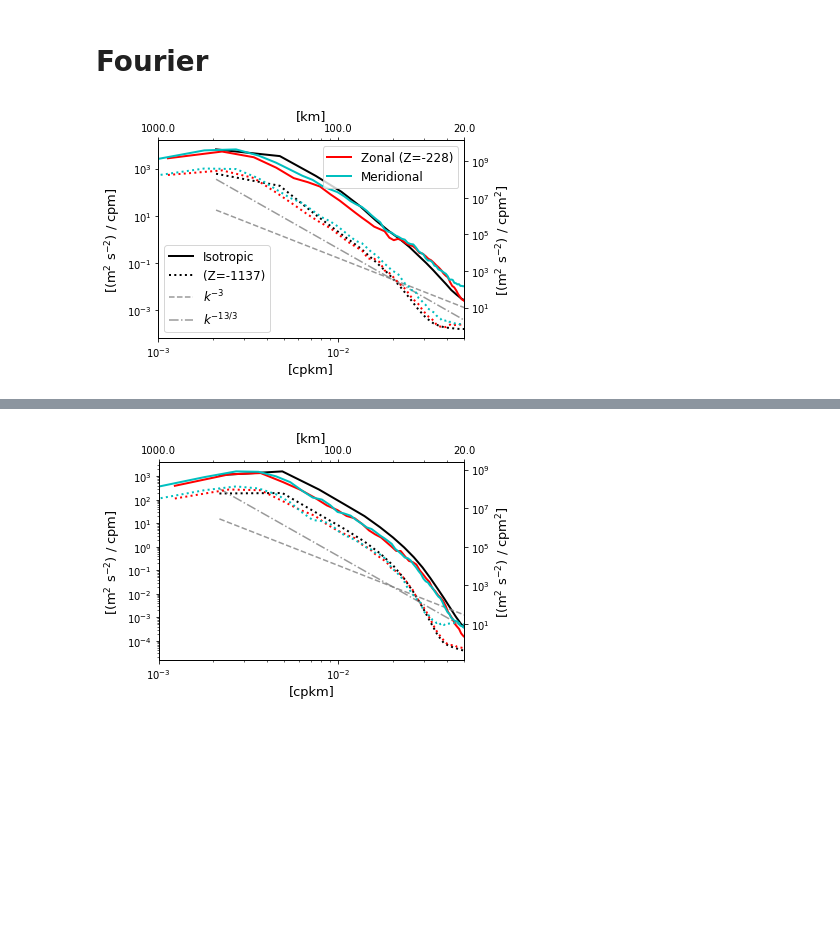
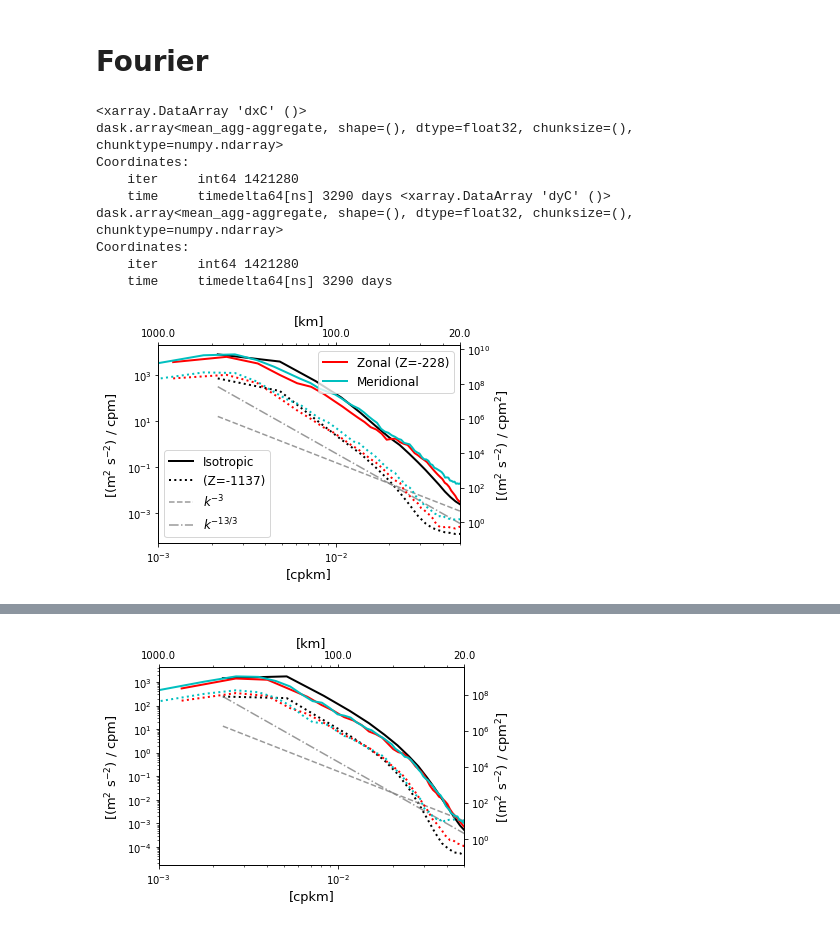
Before and after one commit to roxyboy/NA-wavelet-notes, a Jupyter notebook: KE-spectra.ipynb, the cells around one changed output, grey strips where cells are left out. Saved outputs shown, nothing was run; the diff lists cells and outputs as text; code cells hidden in the pictures; blank space fills up the shorter version.

```diff
--- a/KE-spectra.ipynb
+++ b/KE-spectra.ipynb
@@ -431,7 +617,7 @@ ychunk = 100
 
 yy = yystart
 
-for reg in range(len(xs)):
+for reg in range(len(xs)-5):
     for year in years[yystart:]:
         if year == years[yystart]:
             mtimes = ntimes[yy,:dd+1]
@@ -490,35 +676,65 @@ for reg in range(len(xs)):
                                                                    ).interpolate_na(dim='XC'
                                                                                    ).fillna(0.)
 
-            dx = grid.interp(ds.dxC,'X',boundary='extend').mean(skipna=True)
-            dy = grid.interp(ds.dyC,'Y',boundary='extend').mean(skipna=True)
-            N = up.shape
-            up = xr.DataArray(up.data, dims=up.dims,
-                              coords={'nmemb':up.nmemb,'Z':up.Z,
-                                      'YC':np.arange(0,N[-2]*dy,dy),
-                                      'XC':np.arange(0,N[-1]*dx,dx)}
-                             )
-            vp = xr.DataArray(vp.data, dims=vp.dims,
-                              coords={'nmemb':vp.nmemb,'Z':vp.Z,
-                                      'YC':np.arange(0,N[-2]*dy,dy),
-                                      'XC':np.arange(0,N[-1]*dx,dx)}
-                             )
+            xT = grid.cumsum(ds.dxC,'X',boundary='extend')
+            yT = grid.cumsum(ds.dyC,'Y',boundary='extend')
+            xT = (xT - xT.isel(XC=0)).values.flatten()
+            yT = (yT - yT.isel(YC=0)).values.flatten()
+            print(ds.dxC.mean(), ds.dyC.mean())
+            dx = ds.dxC.min().values
+            dy = ds.dyC.min().values
+            N = up.isel(nmemb=0,Z=0).shape
+
+            uterp = xr.DataArray(np.ones_like(up), dims=up.dims,
+                                 coords={'nmemb':nmembs,'Z':up.Z,
+                                         'YC':np.arange(0,N[-2]*dy,dy),
+                                         'XC':np.arange(0,N[-1]*dx,dx)}
+                                )
+            vterp = xr.DataArray(np.ones_like(vp), dims=vp.dims,
+                                 coords={'nmemb':nmembs,'Z':vp.Z,
+                                         'YC':np.arange(0,N[-2]*dy,dy),
+                                         'XC':np.arange(0,N[-1]*dx,dx)}
+                                )
+            mask = xr.DataArray(~ds.maskC.isel(Z=[14,24]).load(),
+                                dims=vp.isel(nmemb=0).dims,
+                                coords={'Z':vp.Z,
+                                        'YC':np.arange(0,N[-2]*dy,dy),
+                                        'XC':np.arange(0,N[-1]*dx,dx)}
+                               )
+
+            xxx, yyy = np.mgrid[0:N[-1]*dx:dx, 0:N[-2]*dy:dy]
+            for nn in range(len(nmembs)):
+                for iz in range(len(up.Z)):
+
+                    uterp.isel(nmemb=nn,Z=iz)[:] = griddata((xT, yT),
+                                                            (up*ds.rA).isel(nmemb=nn,Z=iz).values.flatten(),
+                                                            (xxx, yyy)
+                                                           ).T / (dx*dy)
+                    vterp.isel(nmemb=nn,Z=iz)[:] = griddata((xT, yT),
+                                                            (vp*ds.rA).isel(nmemb=nn,Z=iz).values.flatten(),
+                                                            (xxx, yyy)
+                                                           ).T / (dx*dy)
+
 
             psU = xrft.power_spectrum(
-                    up, dim=["YC", "XC"], window='hann',
+                    uterp.interpolate_na(dim='XC').interpolate_na(dim='YC').fillna(0.),
+                    dim=["YC", "XC"], window='hann',
                     window_correction=True, true_amplitude=True
             )
             psV = xrft.power_spectrum(
-                    vp, dim=["YC", "XC"], window='hann',
+                    vterp.interpolate_na(dim='YC').interpolate_na(dim='XC').fillna(0.),
+                    dim=["YC", "XC"], window='hann',
                     window_correction=True, true_amplitude=True
             )
 
             iso_psU = xrft.isotropic_power_spectrum(
-                    up, dim=["YC", "XC"], window='hann',
+                    uterp.interpolate_na(dim='XC').interpolate_na(dim='YC').fillna(0.),
+                    dim=["YC", "XC"], window='hann',
                     window_correction=True, true_amplitude=True, truncate=True
             )
             iso_psV = xrft.isotropic_power_spectrum(
-                    vp, dim=["YC", "XC"], window='hann',
+                    vterp.interpolate_na(dim='YC').interpolate_na(dim='XC').fillna(0.),
+                    dim=["YC", "XC"], window='hann',
                     window_correction=True, true_amplitude=True, truncate=True
             )
 
@@ -541,31 +757,40 @@ for reg in range(len(xs)):
                     .5*(psU + psV).isel(Z=1,freq_YC=slice(int(N[-2]/2)+1,None)).sel(freq_XC=0).mean(['nmemb']),
                     'c:', lw=2)
             ax.plot(iso_psU.freq_r[:]*1e3, .5*(iso_psU + iso_psV).isel(Z=1,freq_r=slice(None,None)).mean(['nmemb']),
                     'k:', lw=2, label=r"(Z=-1137)")
             ax.plot(iso_psU.freq_r*1e3, (iso_psU.freq_r*xo)**-3*2e-2,
                      ls='--', c='grey', alpha=.8, label=r"$k^{-3}$")
             ax.plot(iso_psU.freq_r*1e3, (iso_psU.freq_r*xo)**-(13/3)*2e-2,
                      ls='-.', c='grey', alpha=.8, label=r"$k^{-13/3}$")
             ax3.plot(iso_psU.freq_r*1e3, xr.ones_like(iso_psU.freq_r)*1e1,
                      ls='--', c='grey', alpha=0)
             ax.set_xscale('log')
             ax.set_yscale('log')
             ax2.set_xscale('log')
             ax2.set_yscale('log')
             ax3.set_xscale('log')
             ax3.set_yscale('log')
             ax.set_xlim([1e-3,5e-2])
             ax3.set_xlim([1e-3,5e-2])
             ax3.set_xticks([1e-3,1e-2,5e-2])
             ax3.set_xticklabels([1e3,1e2,2e1])
             ax.set_xlabel(r"[cpkm]", fontsize=13)
             ax3.set_xlabel(r"[km]", fontsize=13)
             ax.set_ylabel(r"[(m$^2$ s$^{-2}$) / cpm]", fontsize=13)
             ax2.set_ylabel(r"[(m$^2$ s$^{-2}$) / cpm$^2$]", fontsize=13)
             if reg == 0:
                 ax.legend(loc='lower left', fontsize=12)
                 ax2.legend(loc='upper right', fontsize=12)
             plt.savefig(op.join('/tank/topog/tuchida/Wavelet-spectrum/Figs/KE-Fourierspec_Region%02d.pdf' % reg))
             plt.show()
 # %% [output]
+<xarray.DataArray 'dxC' ()>
+dask.array<mean_agg-aggregate, shape=(), dtype=float32, chunksize=(), chunktype=numpy.ndarray>
+Coordinates:
+    iter     int64 1421280
+    time     timedelta64[ns] 3290 days <xarray.DataArray 'dyC' ()>
+dask.array<mean_agg-aggregate, shape=(), dtype=float32, chunksize=(), chunktype=numpy.ndarray>
+Coordinates:
+    iter     int64 1421280
+    time     timedelta64[ns] 3290 days
-[figure, old version]
+[figure, new version]
@@ -572 +806 @@ for reg in range(len(xs)):
-[figure, old version]
+[figure, new version]
```
Also changed, not shown: parts of 7 cells of this notebook, 10 other files.
